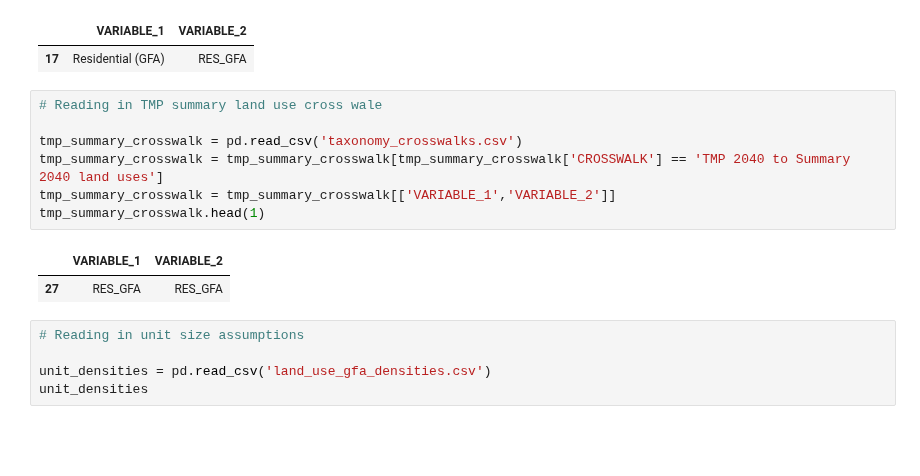
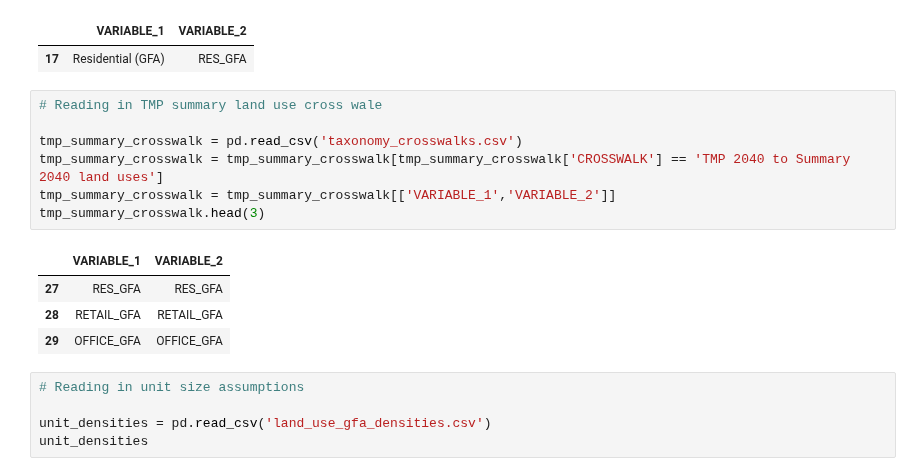
Before and after one commit to BuroHappoldLegacySoup/PlanCapitalLandModel, a Jupyter notebook: Module 1 Masterplan to TAZ Allocation.ipynb, the cells around one changed output. Drawn from its saved outputs; the diff is of its cells as text; blank space fills up the shorter version.

```diff
--- a/Module 1 Masterplan to TAZ Allocation.ipynb
+++ b/Module 1 Masterplan to TAZ Allocation.ipynb
@@ -41,13 +41,15 @@ land_use_crosswalk.head(1)
 # %%
 # Reading in TMP summary land use cross wale
 
 tmp_summary_crosswalk = pd.read_csv('taxonomy_crosswalks.csv')
 tmp_summary_crosswalk = tmp_summary_crosswalk[tmp_summary_crosswalk['CROSSWALK'] == 'TMP 2040 to Summary 2040 land uses']
 tmp_summary_crosswalk = tmp_summary_crosswalk[['VARIABLE_1','VARIABLE_2']]
-tmp_summary_crosswalk.head(1)
+tmp_summary_crosswalk.head(3)
 # %% [output]
 |  | VARIABLE_1 | VARIABLE_2 |
 | 27 | RES_GFA | RES_GFA |
+| 28 | RETAIL_GFA | RETAIL_GFA |
+| 29 | OFFICE_GFA | OFFICE_GFA |
 # %%
 # Reading in unit size assumptions
 
```
Also changed, not shown: parts of 10 cells of this notebook.
